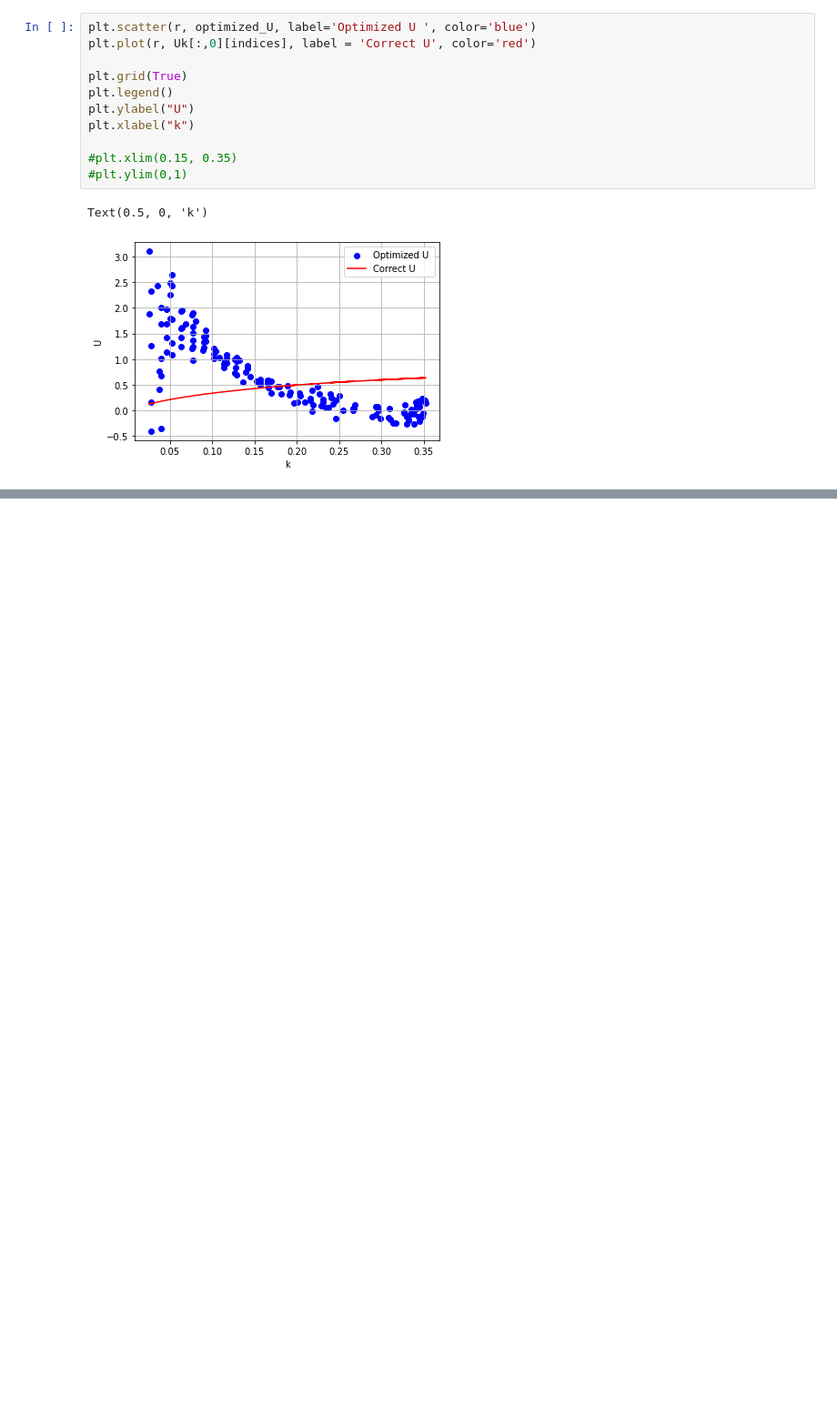
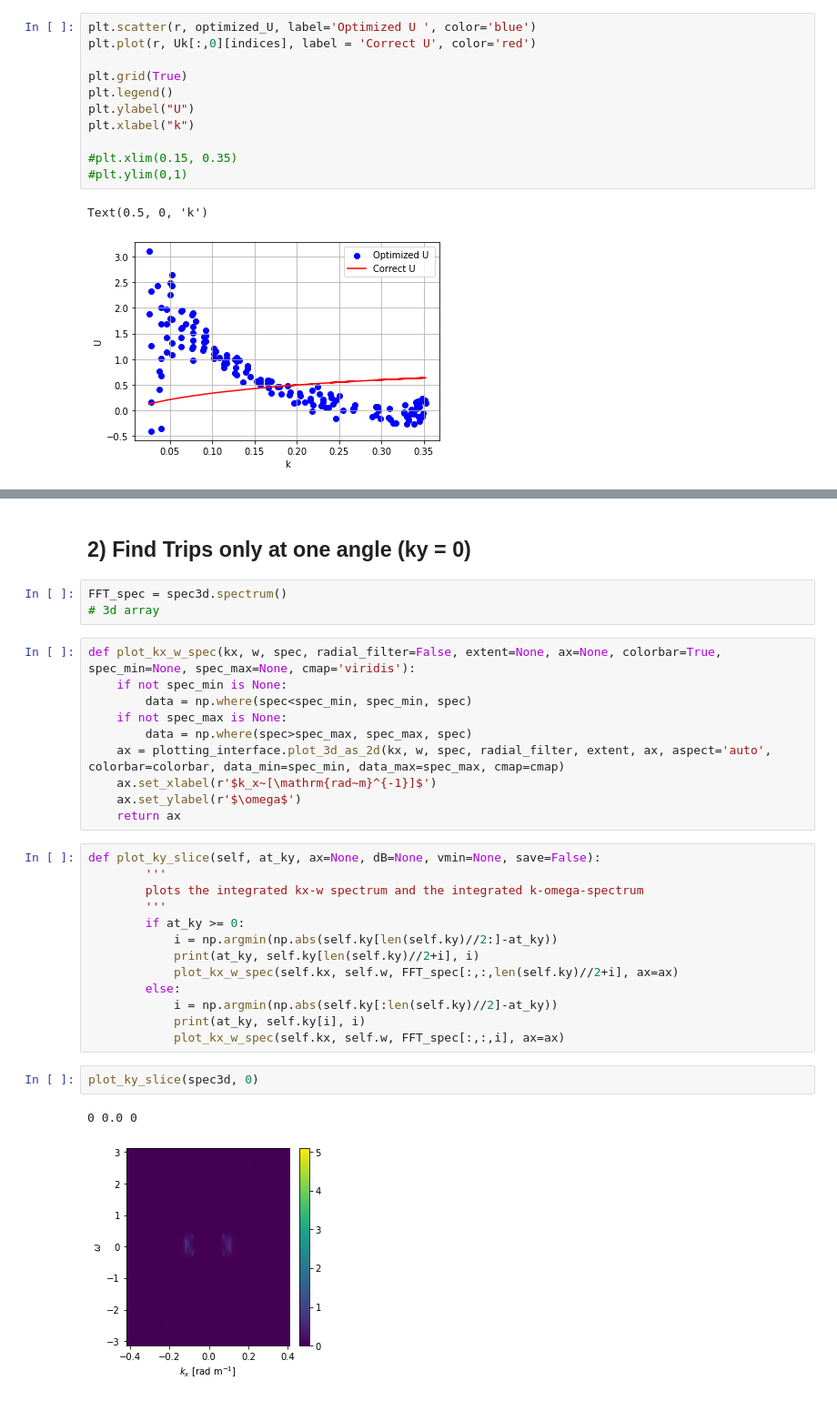
Before and after one commit to joeyanderson1/4th-Year-Thesis, a Jupyter notebook: New PCS Method.ipynb, the cells around one changed output, grey strips where cells are left out. Shown at 91% size. Drawn from its saved outputs; the diff is of its cells as text; blank space fills up the shorter version.

```diff
--- a/New PCS Method.ipynb
+++ b/New PCS Method.ipynb
@@ -676,0 +672,33 @@ FFT_spec = spec3d.spectrum()
+# %% [markdown]
+## 2) Find Trips only at one angle (ky = 0)
+# %%
+FFT_spec = spec3d.spectrum()
+# 3d array
+# %%
+def plot_kx_w_spec(kx, w, spec, radial_filter=False, extent=None, ax=None, colorbar=True, spec_min=None, spec_max=None, cmap='viridis'):
+    if not spec_min is None:
+        data = np.where(spec<spec_min, spec_min, spec)
+    if not spec_max is None:
+        data = np.where(spec>spec_max, spec_max, spec)
+    ax = plotting_interface.plot_3d_as_2d(kx, w, spec, radial_filter, extent, ax, aspect='auto', colorbar=colorbar, data_min=spec_min, data_max=spec_max, cmap=cmap)
+    ax.set_xlabel(r'$k_x~[\mathrm{rad~m}^{-1}]$')
+    ax.set_ylabel(r'$\omega$')
+    return ax
+# %%
+def plot_ky_slice(self, at_ky, ax=None, dB=None, vmin=None, save=False):
+        '''
+        plots the integrated kx-w spectrum and the integrated k-omega-spectrum
+        '''
+        if at_ky >= 0:
+            i = np.argmin(np.abs(self.ky[len(self.ky)//2:]-at_ky))
+            print(at_ky, self.ky[len(self.ky)//2+i], i)
+            plot_kx_w_spec(self.kx, self.w, FFT_spec[:,:,len(self.ky)//2+i], ax=ax)
+        else:
+            i = np.argmin(np.abs(self.ky[:len(self.ky)//2]-at_ky))
+            print(at_ky, self.ky[i], i)
+            plot_kx_w_spec(self.kx, self.w, FFT_spec[:,:,i], ax=ax)
+# %%
+plot_ky_slice(spec3d, 0)
+# %% [output]
+0 0.0 0
+[figure, added]
```
Also changed, not shown: parts of 49 cells of this notebook.
